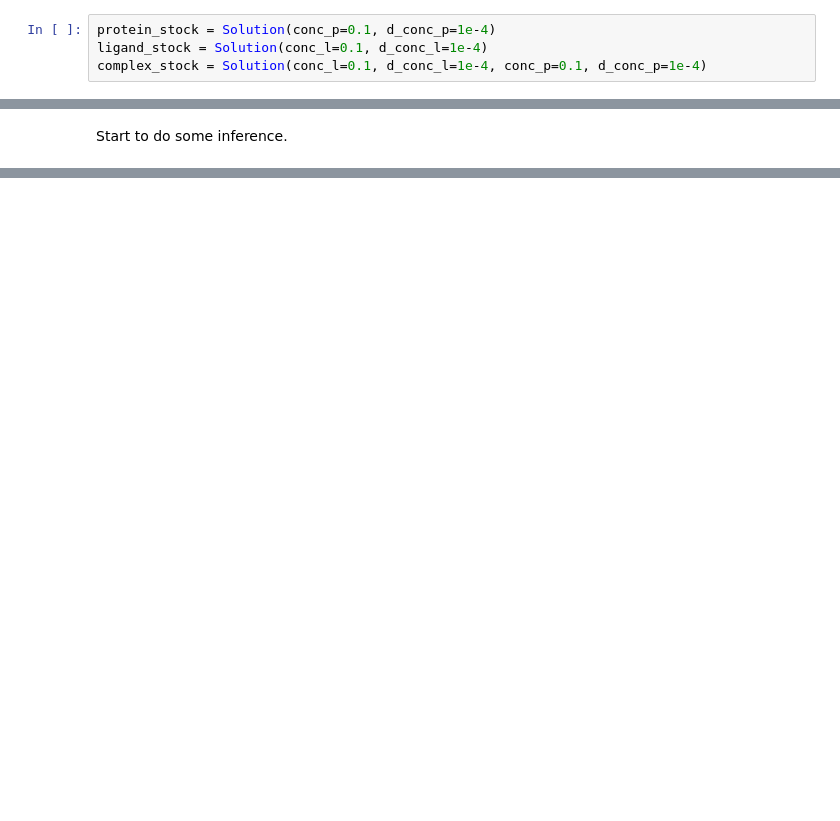
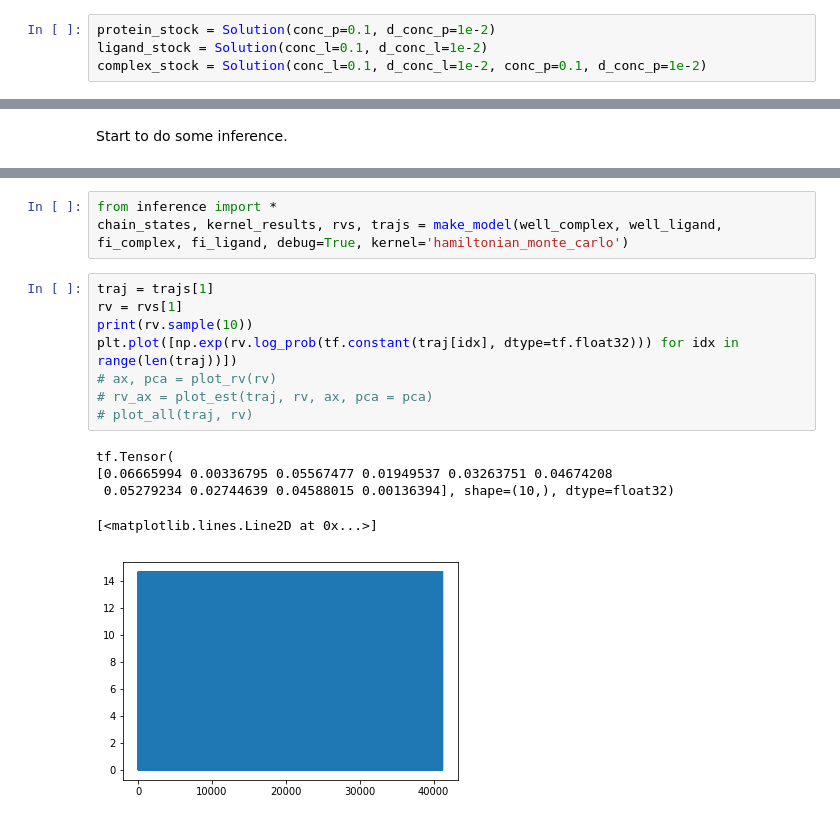
Before and after one commit to choderalab/assaytools2, a Jupyter notebook: test_inference.ipynb, the cells around one changed output, grey strips where cells are left out. Cells and saved outputs as stored; diff of their text form; blank space fills up the shorter version.

```diff
--- a/test_inference.ipynb
+++ b/test_inference.ipynb
@@ -21,9 +30,9 @@ ModuleNotFoundError: ignored
 ## preparation
 let's get a protein stock and a ligand stock, as well as an empty cell
 # %%
-protein_stock = Solution(conc_p=0.1, d_conc_p=1e-4)
-ligand_stock = Solution(conc_l=0.1, d_conc_l=1e-4)
-complex_stock = Solution(conc_l=0.1, d_conc_l=1e-4, conc_p=0.1, d_conc_p=1e-4)
+protein_stock = Solution(conc_p=0.1, d_conc_p=1e-2)
+ligand_stock = Solution(conc_l=0.1, d_conc_l=1e-2)
+complex_stock = Solution(conc_l=0.1, d_conc_l=1e-2, conc_p=0.1, d_conc_p=1e-2)
 # %% [markdown]
 we need two wells, one to put ligand solution, one for protein-ligand complex
 # %%
@@ -88,0 +233,17 @@ make_model(well_complex, well_ligand, fi_complex, fi_ligand)
+# %%
+from inference import *
+chain_states, kernel_results, rvs, trajs = make_model(well_complex, well_ligand, fi_complex, fi_ligand, debug=True, kernel='hamiltonian_monte_carlo')
+# %%
+traj = trajs[1]
+rv = rvs[1]
+print(rv.sample(10))
+plt.plot([np.exp(rv.log_prob(tf.constant(traj[idx], dtype=tf.float32))) for idx in range(len(traj))])
+# ax, pca = plot_rv(rv)
+# rv_ax = plot_est(traj, rv, ax, pca = pca)
+# plot_all(traj, rv)
+# %% [output]
+tf.Tensor(
+[0.06665994 0.00336795 0.05567477 0.01949537 0.03263751 0.04674208
+ 0.05279234 0.02744639 0.04588015 0.00136394], shape=(10,), dtype=float32)
+[<matplotlib.lines.Line2D at 0x...>]
+[figure, added]
```
Also changed, not shown: parts of 12 cells of this notebook.
